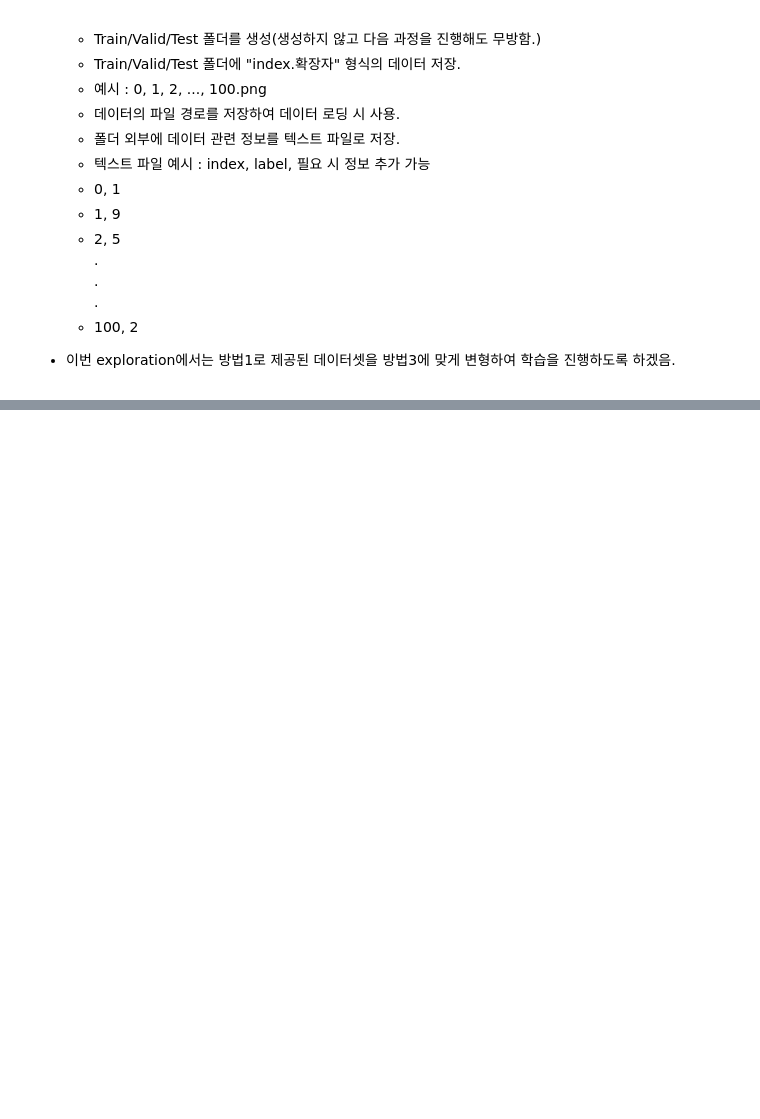
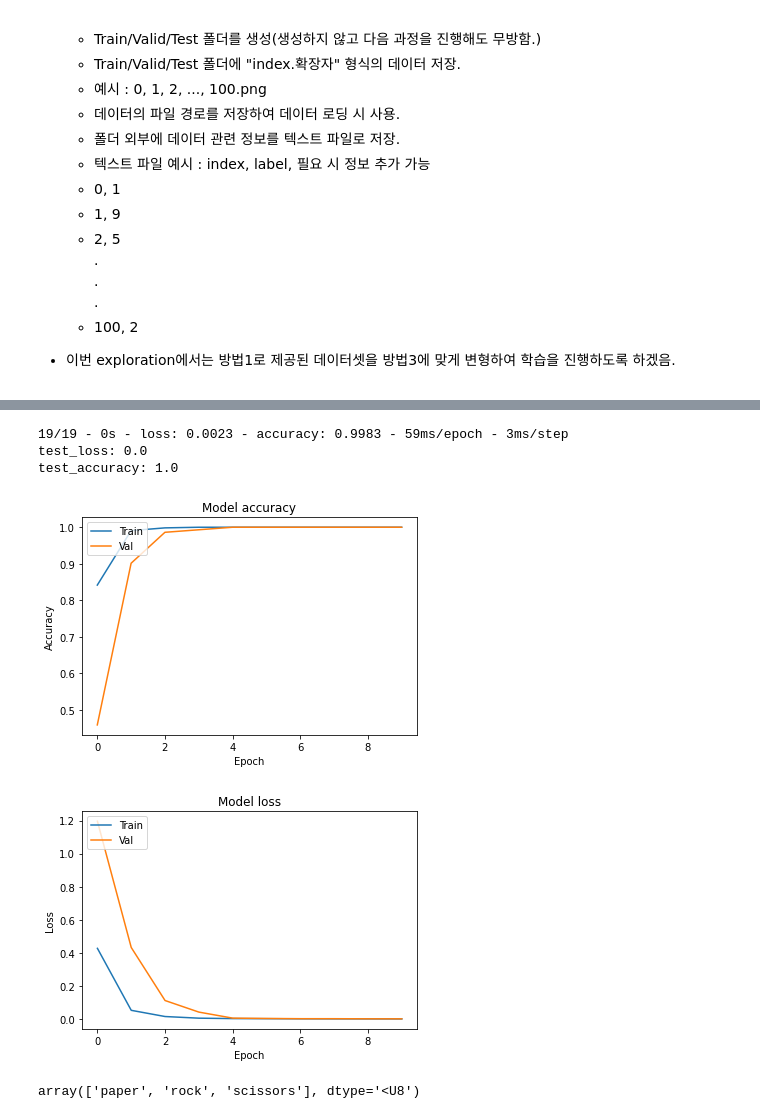
Before and after one commit to MONOKIM123/Aiffel_exploration, a Jupyter notebook: project5.ipynb, the cells around one changed output, grey strips where cells are left out. Saved outputs shown, nothing was run; the diff lists cells and outputs as text; code cells hidden in the pictures; blank space fills up the shorter version.

```diff
--- a/project5.ipynb
+++ b/project5.ipynb
@@ -705,0 +237,18 @@ pd.DataFrame(confusion_matrix(y[-1], torch.argmax(y_hat, dim=-1)),
+# %%
+epochs=10
+batch_size=16
+learning_rate = 0.001
+# %%
+x_train = np.array(x_train)
+y_train = np.array(y_train)
+x_valid = np.array(x_valid)
+y_valid = np.array(y_valid)
+x_test = np.array(x_test)
+y_test = np.array(y_test)
+
+print(np.array(x_train).shape)
+print(np.array(y_train).shape)
+print(np.array(x_valid).shape)
+print(np.array(y_valid).shape)
+print(np.array(x_test).shape)
+print(np.array(y_test).shape)
@@ -705,0 +262,6 @@ pd.DataFrame(confusion_matrix(y[-1], torch.argmax(y_hat, dim=-1)),
+# %%
+model.compile(optimizer=keras.optimizers.Adam(learning_rate),
+             loss='sparse_categorical_crossentropy',
+             metrics=['accuracy'])
+
+history = model.fit(x_train, y_train, batch_size=batch_size, shuffle=True, epochs=epochs, validation_data=(x_valid, y_valid))
@@ -705,0 +296,27 @@ pd.DataFrame(confusion_matrix(y[-1], torch.argmax(y_hat, dim=-1)),
+# %%
+test_loss, test_accuracy = model.evaluate(x_test, y_test, verbose=2)
+print("test_loss: {0} ".format(round(test_loss, 2)))
+print("test_accuracy: {0}".format(round(test_accuracy, 2)))
+# %% [output]
+19/19 - 0s - loss: 0.0023 - accuracy: 0.9983 - 59ms/epoch - 3ms/step
+test_loss: 0.0
+test_accuracy: 1.0
+# %%
+plt.plot(history.history['accuracy'])
+plt.plot(history.history['val_accuracy'])
+plt.title('Model accuracy')
+plt.xlabel('Epoch')
+plt.ylabel('Accuracy')
+plt.legend(['Train', 'Val'], loc='upper left')
+plt.show()
+
+plt.plot(history.history['loss'])
+plt.plot(history.history['val_loss'])
+plt.title('Model loss')
+plt.xlabel('Epoch')
+plt.ylabel('Loss')
+plt.legend(['Train', 'Val'], loc='upper left')
+plt.show()
+# %% [output]
+[figure, added]
+[figure, added]
@@ -705,0 +325,4 @@ pd.DataFrame(confusion_matrix(y[-1], torch.argmax(y_hat, dim=-1)),
+# %%
+class_names
+# %% [output]
+array(['paper', 'rock', 'scissors'], dtype='<U8')
```
Also changed, not shown: parts of 73 cells of this notebook.
